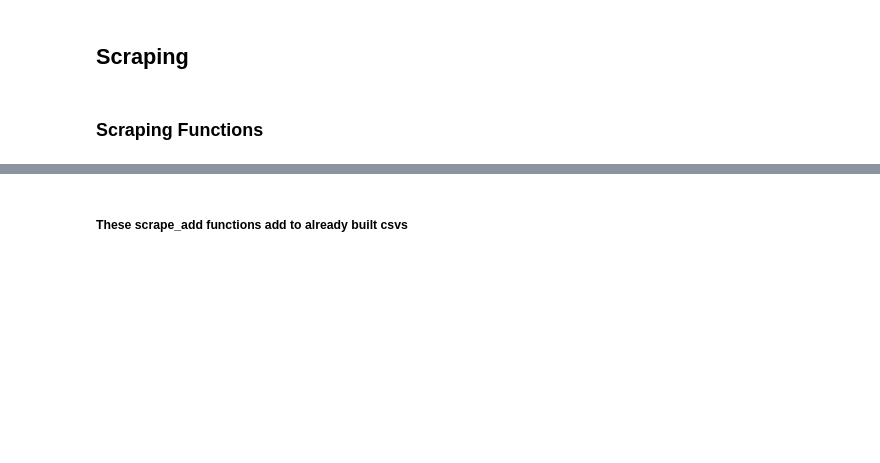
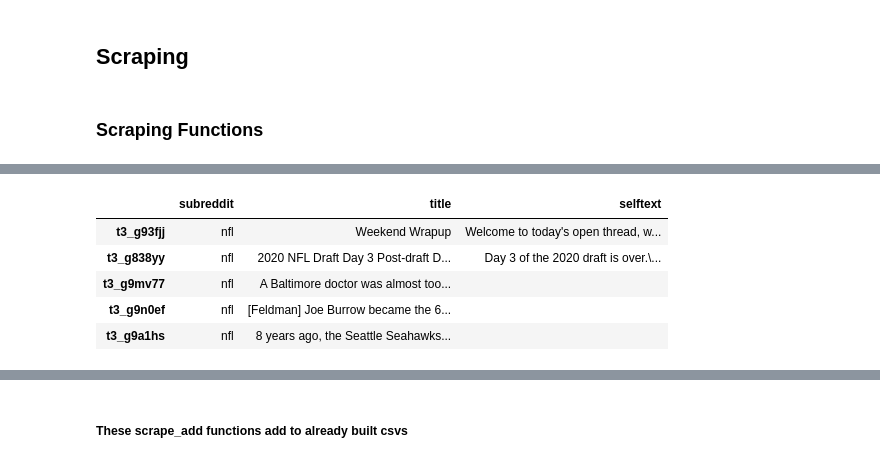
Before and after one commit to learn-co-students/dc-ds-021720, a Jupyter notebook: mod-4/week-2/day-2-nlp-2/nlp_classification.ipynb, the cells around one changed output, grey strips where cells are left out. Cells and saved outputs as stored; diff of their text form; code cells hidden in the pictures; blank space fills up the shorter version.

```diff
--- a/mod-4/week-2/day-2-nlp-2/nlp_classification.ipynb
+++ b/mod-4/week-2/day-2-nlp-2/nlp_classification.ipynb
@@ -81,2 +93,11 @@ nbatest.shape
+# %%
+nfltest.head()
+# %% [output]
+|  | subreddit | title | selftext |
+| t3_g93fjj | nfl | Weekend Wrapup | Welcome to today's open thread, w... |
+| t3_g838yy | nfl | 2020 NFL Draft Day 3 Post-draft D... | Day 3 of the 2020 draft is over.\... |
+| t3_g9mv77 | nfl | A Baltimore doctor was almost too... |  |
+| t3_g9n0ef | nfl | [Feldman] Joe Burrow became the 6... |  |
+| t3_g9a1hs | nfl | 8 years ago, the Seattle Seahawks... |  |
 # %%
 nfltest.shape
```
Also changed, not shown: parts of 36 cells of this notebook, 30 other files.
